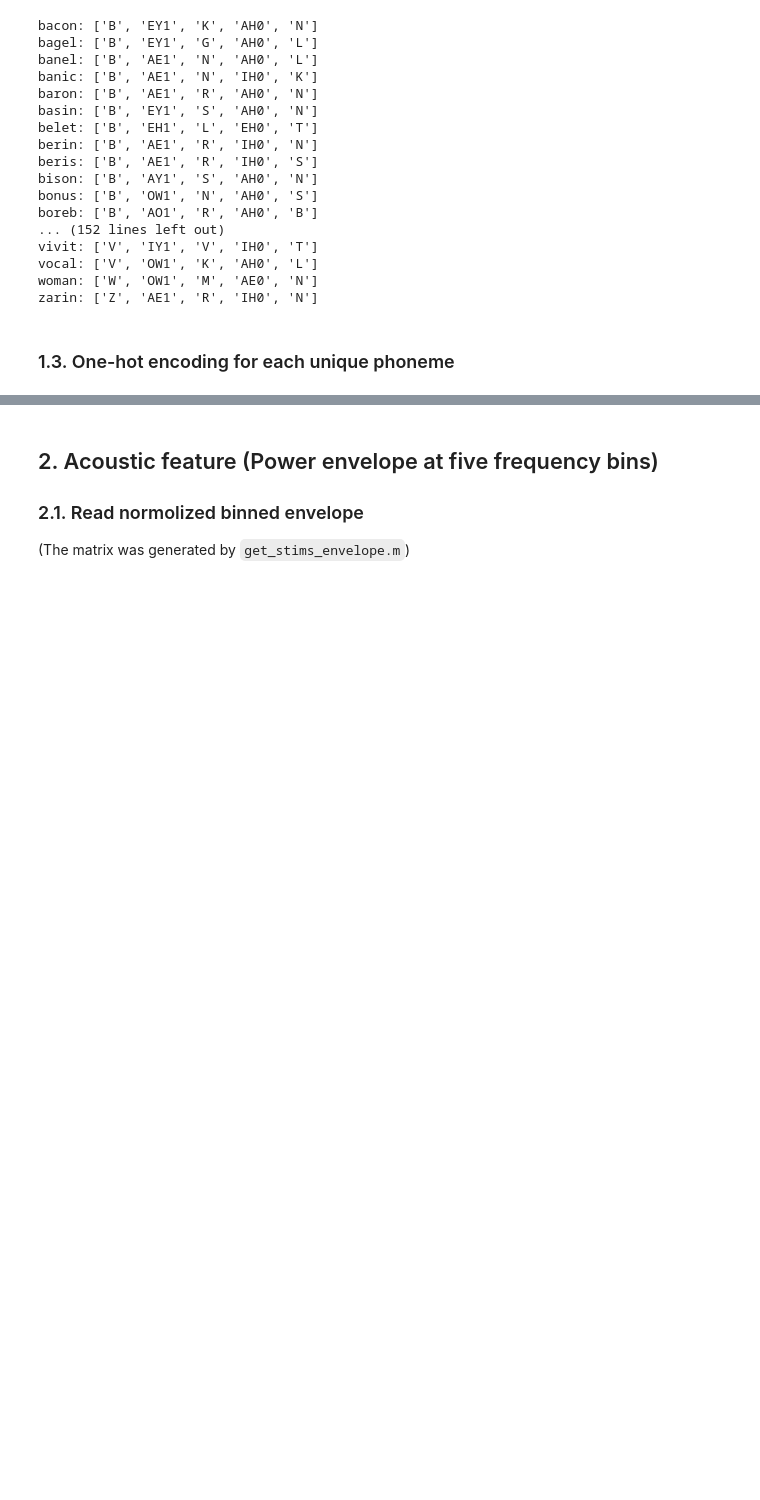
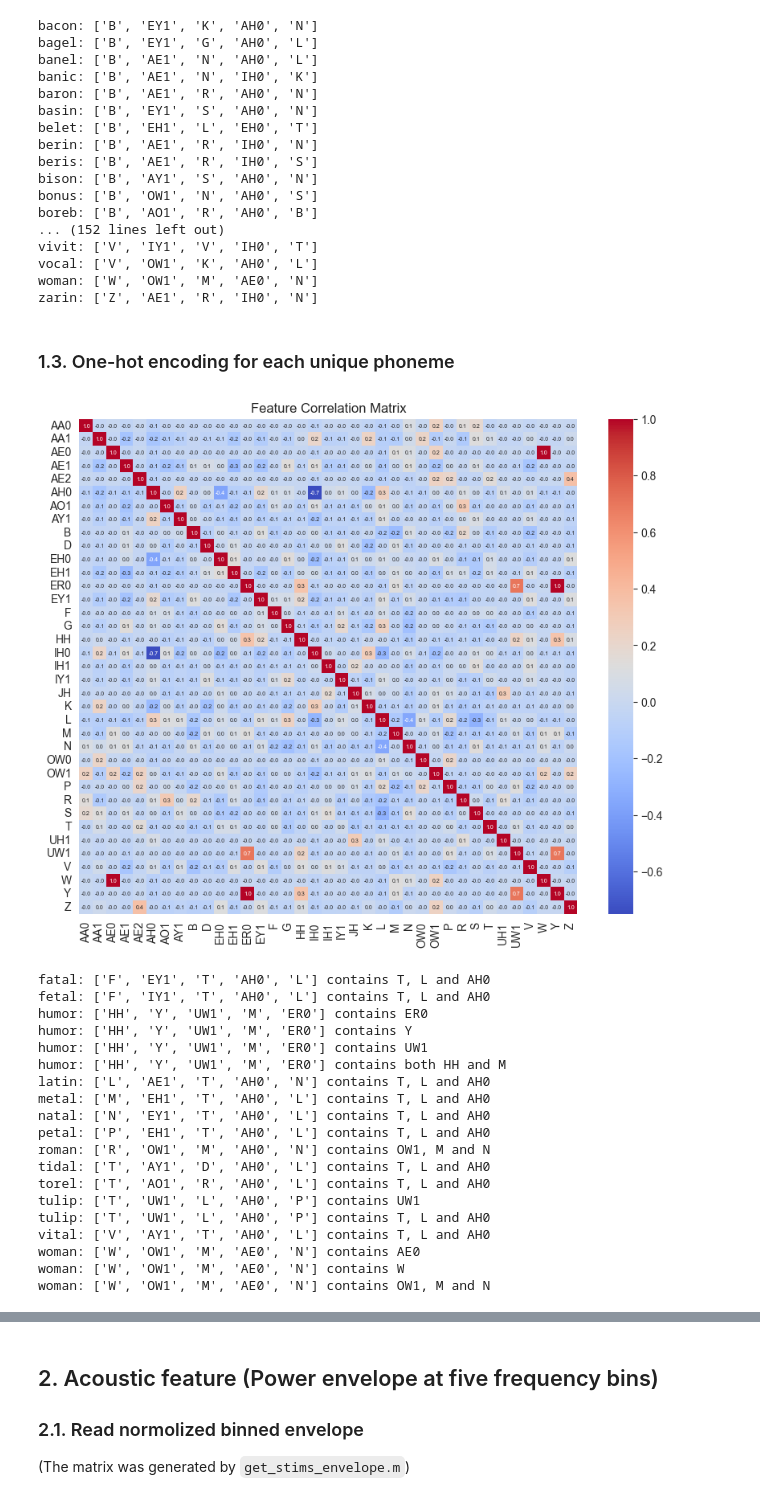
Before and after one commit to Baishenliang/coganlab_ieeg, a Jupyter notebook: projects/GLM/generate_features.ipynb, the cells around one changed output, grey strips where cells are left out. Drawn from its saved outputs; the diff is of its cells as text; code cells hidden in the pictures; blank space fills up the shorter version.

Commit message:
Updated: remove some dimensions of the phonemic matrix to reduce the multicolinearity

```diff
--- a/projects/GLM/generate_features.ipynb
+++ b/projects/GLM/generate_features.ipynb
@@ -104,0 +152,57 @@ zarin: ['Z', 'AE1', 'R', 'IH0', 'N']
+# %%
+# Check the multicolinearity and reduce the feature dimensions
+check_multicollinearity(np.array(list(phoneme_one_hot_dict.values())),all_phonemes)
+# Print the words tha contain AE0, W, ER0, and Y
+for syllable, value in syllables.items():
+    if value and "AE0" in value:
+        print(f"{syllable}: {value} contains AE0")
+    if value and "W" in value:
+        print(f"{syllable}: {value} contains W")
+    if value and "ER0" in value:
+        print(f"{syllable}: {value} contains ER0")
+    if value and "Y" in value:
+        print(f"{syllable}: {value} contains Y")
+    if value and "UW1" in value:
+        print(f"{syllable}: {value} contains UW1")
+    if value and "HH" in value and "M" in value:
+        print(f"{syllable}: {value} contains both HH and M")
+    if value and "T" in value and "L" in value and "AH0" in value:
+        print(f"{syllable}: {value} contains T, L and AH0")
+    if value and "OW1" in value and "M" in value and "N" in value:
+        print(f"{syllable}: {value} contains OW1, M and N")
+# I think it is safe to reduce ER0, Y, UW1, AE0, and W
+# Then: humor - HH and M, tulip - 'T', 'L', 'AH0', 'P', women - 'OW1', 'M', 'N'
+
+# reduce the dimensions:
+indices_to_remove=[all_phonemes.index("ER0"),all_phonemes.index("Y"),all_phonemes.index("UW1"),all_phonemes.index("AE0"),all_phonemes.index("W")]
+phoneme_one_hot_dict_filt = {key: vec for key, vec in phoneme_one_hot_dict.items()}
+for i, (key, vec) in enumerate(phoneme_one_hot_dict.items()):
+    # Create a copy of the vector with specified indices removed
+    filtered_vec = np.delete(vec, indices_to_remove)
+    phoneme_one_hot_dict_filt[key] = filtered_vec
+all_phonemes_filt = []
+all_phonemes_filt = [p for i, p in enumerate(all_phonemes) if i not in indices_to_remove]
+
+# Check the multicolinearity again
+check_multicollinearity(np.array(list(phoneme_one_hot_dict_filt.values())),all_phonemes_filt)
+# %% [output]
+[figure, added]
+fatal: ['F', 'EY1', 'T', 'AH0', 'L'] contains T, L and AH0
+fetal: ['F', 'IY1', 'T', 'AH0', 'L'] contains T, L and AH0
+humor: ['HH', 'Y', 'UW1', 'M', 'ER0'] contains ER0
+humor: ['HH', 'Y', 'UW1', 'M', 'ER0'] contains Y
+humor: ['HH', 'Y', 'UW1', 'M', 'ER0'] contains UW1
+humor: ['HH', 'Y', 'UW1', 'M', 'ER0'] contains both HH and M
+latin: ['L', 'AE1', 'T', 'AH0', 'N'] contains T, L and AH0
+metal: ['M', 'EH1', 'T', 'AH0', 'L'] contains T, L and AH0
+natal: ['N', 'EY1', 'T', 'AH0', 'L'] contains T, L and AH0
+petal: ['P', 'EH1', 'T', 'AH0', 'L'] contains T, L and AH0
+roman: ['R', 'OW1', 'M', 'AH0', 'N'] contains OW1, M and N
+tidal: ['T', 'AY1', 'D', 'AH0', 'L'] contains T, L and AH0
+torel: ['T', 'AO1', 'R', 'AH0', 'L'] contains T, L and AH0
+tulip: ['T', 'UW1', 'L', 'AH0', 'P'] contains UW1
+tulip: ['T', 'UW1', 'L', 'AH0', 'P'] contains T, L and AH0
+vital: ['V', 'AY1', 'T', 'AH0', 'L'] contains T, L and AH0
+woman: ['W', 'OW1', 'M', 'AE0', 'N'] contains AE0
+woman: ['W', 'OW1', 'M', 'AE0', 'N'] contains W
+woman: ['W', 'OW1', 'M', 'AE0', 'N'] contains OW1, M and N
```
Also changed, not shown: parts of 9 cells of this notebook.
